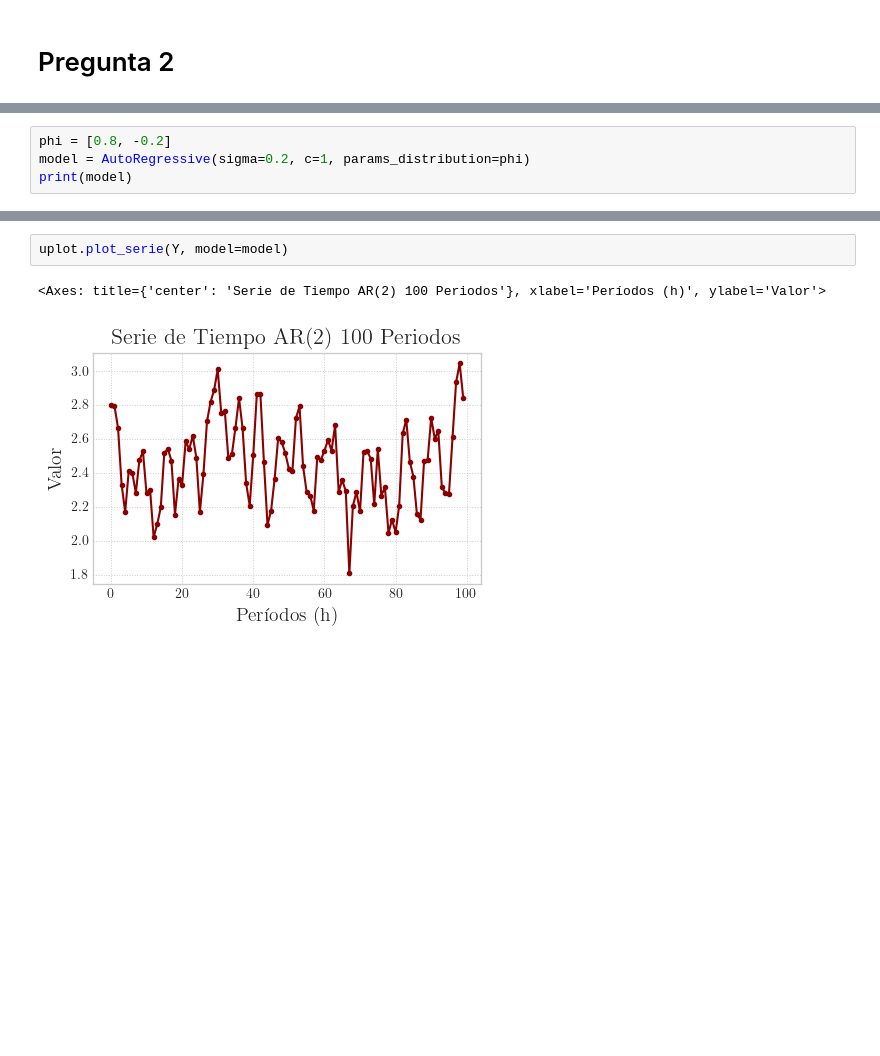
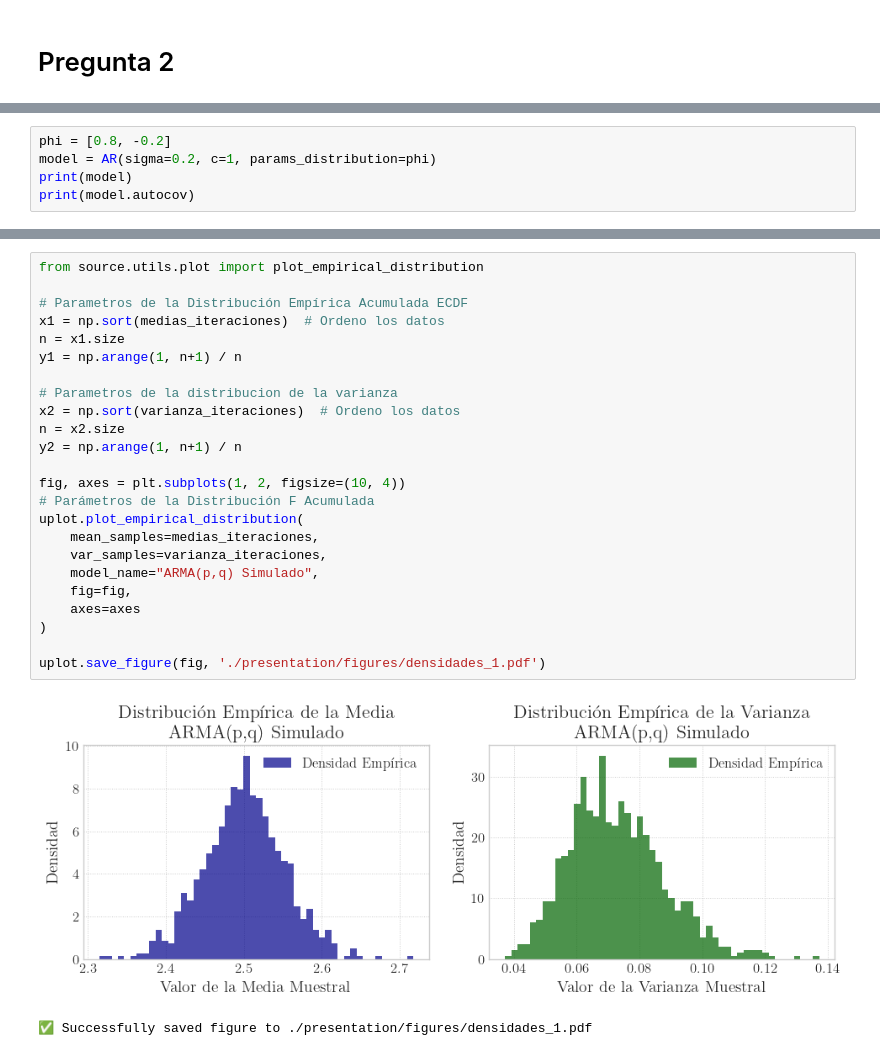
Before and after one commit to ensta630team/HW1---Python, a Jupyter notebook: presentation/notebooks/pregunta_2.ipynb, the cells around one changed output, grey strips where cells are left out. Saved outputs shown, nothing was run; the diff lists cells and outputs as text; blank space fills up the shorter version.

```diff
--- a/presentation/notebooks/pregunta_2.ipynb
+++ b/presentation/notebooks/pregunta_2.ipynb
@@ -17,5 +28,6 @@ from source.utils import plot as uplot
 # %%
 phi = [0.8, -0.2]
-model = AutoRegressive(sigma=0.2, c=1, params_distribution=phi)
+model = AR(sigma=0.2, c=1, params_distribution=phi)
 print(model)
+print(model.autocov)
 # %% [output]
@@ -44,5 +86,27 @@ model._unconditional_std, Y.std()
 # %%
-uplot.plot_serie(Y, model=model)
+from source.utils.plot import plot_empirical_distribution
+
+# Parametros de la Distribución Empírica Acumulada ECDF
+x1 = np.sort(medias_iteraciones)  # Ordeno los datos
+n = x1.size
+y1 = np.arange(1, n+1) / n
+
+# Parametros de la distribucion de la varianza
+x2 = np.sort(varianza_iteraciones)  # Ordeno los datos
+n = x2.size
+y2 = np.arange(1, n+1) / n
+
+fig, axes = plt.subplots(1, 2, figsize=(10, 4))
+# Parámetros de la Distribución F Acumulada
+uplot.plot_empirical_distribution(
+    mean_samples=medias_iteraciones,
+    var_samples=varianza_iteraciones,
+    model_name="ARMA(p,q) Simulado",
+    fig=fig,
+    axes=axes
+)
+
+uplot.save_figure(fig, './presentation/figures/densidades_1.pdf')
 # %% [output]
+[figure, new version]
-<Axes: title={'center': 'Serie de Tiempo AR(2) 100 Periodos'}, xlabel='Períodos (h)', ylabel='Valor'>
+✅ Successfully saved figure to ./presentation/figures/densidades_1.pdf
-[figure, old version]
```
Also changed, not shown: parts of 10 cells of this notebook, 7 other files.
